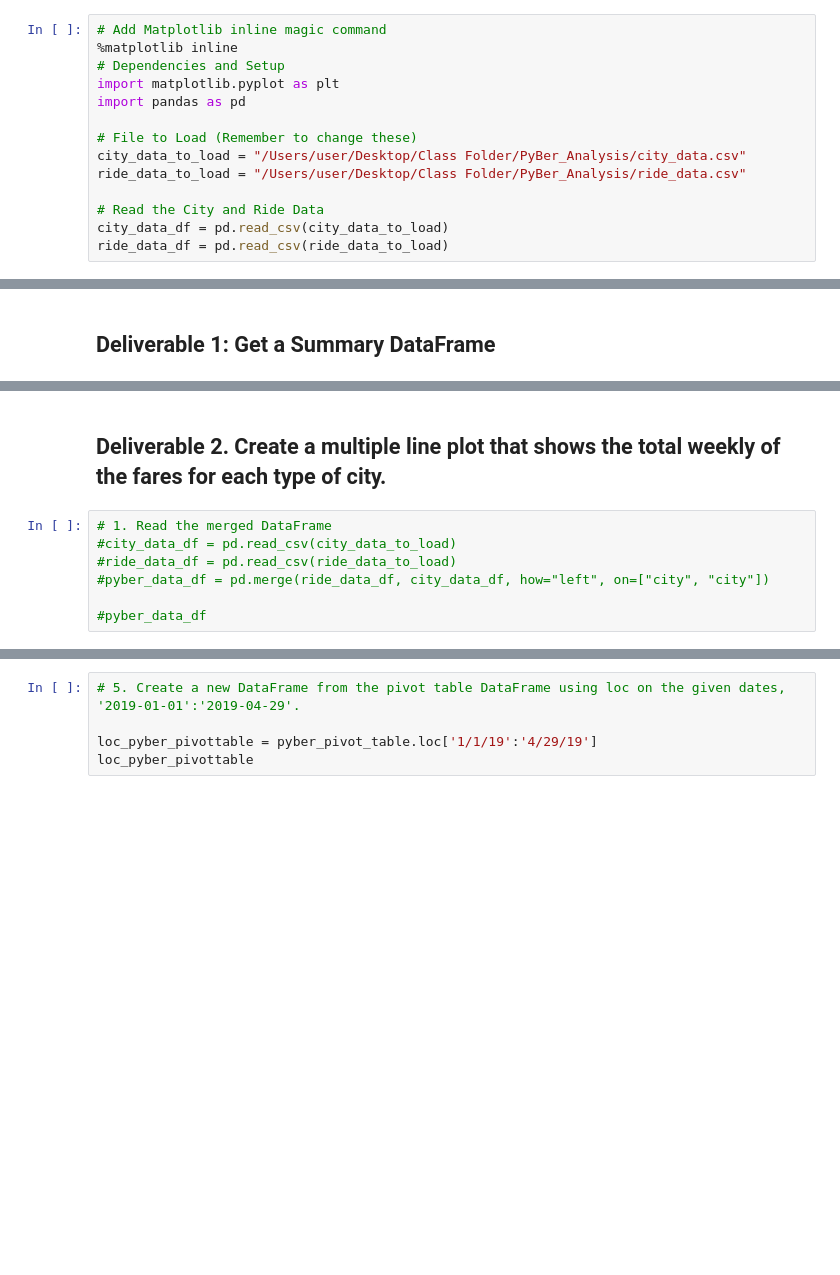
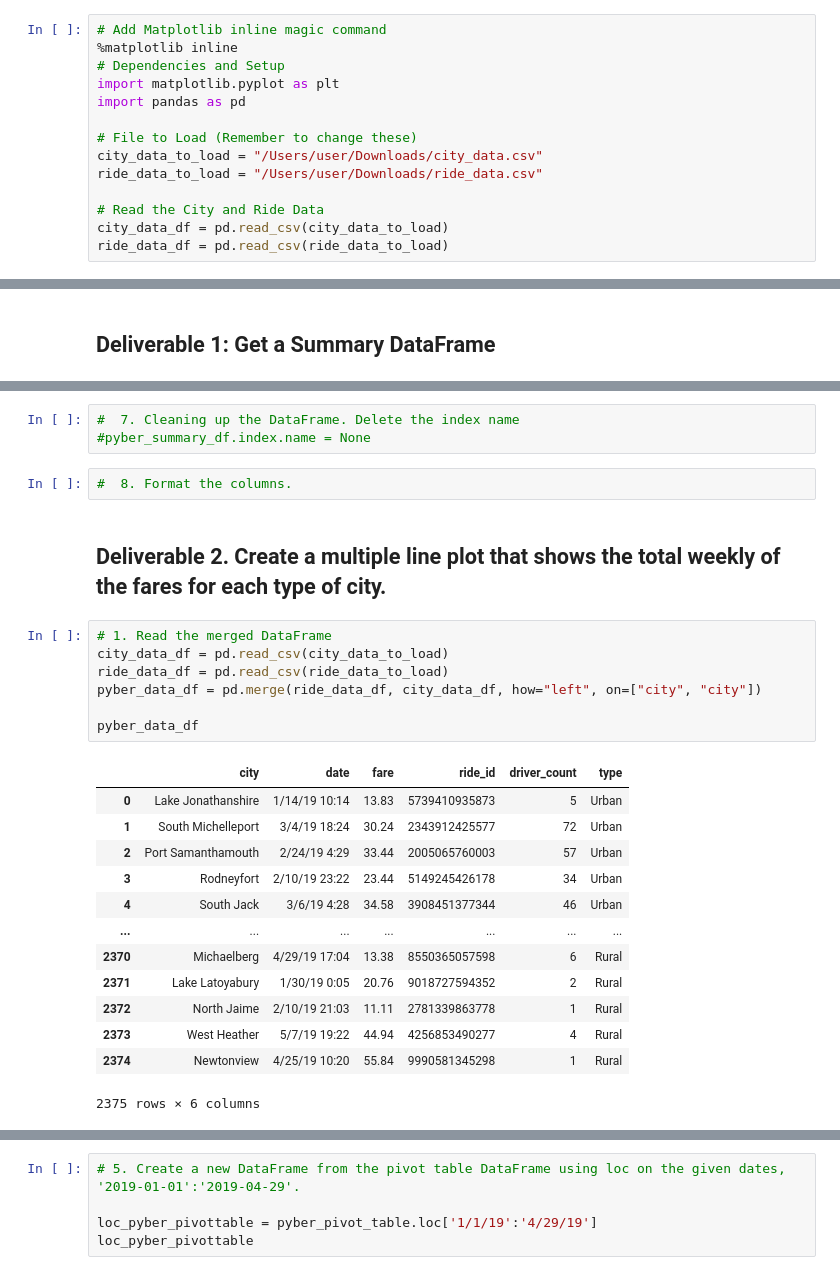
Before and after one commit to hillinhank/PyBer_Analysis, a Jupyter notebook: PyBer_Challenge.ipynb, the cells around one changed output, grey strips where cells are left out. Saved outputs shown, nothing was run; the diff lists cells and outputs as text; blank space fills up the shorter version.

```diff
--- a/PyBer_Challenge.ipynb
+++ b/PyBer_Challenge.ipynb
@@ -10,8 +10,8 @@ import matplotlib.pyplot as plt
 import pandas as pd
 
 # File to Load (Remember to change these)
-city_data_to_load = "/Users/user/Desktop/Class Folder/PyBer_Analysis/city_data.csv"
-ride_data_to_load = "/Users/user/Desktop/Class Folder/PyBer_Analysis/ride_data.csv"
+city_data_to_load = "/Users/user/Downloads/city_data.csv"
+ride_data_to_load = "/Users/user/Downloads/ride_data.csv"
 
 # Read the City and Ride Data
 city_data_df = pd.read_csv(city_data_to_load)
@@ -105,15 +106,34 @@ pyber_summary_df
 | Rural | 125 | 78 | $4,327.93 | $34.62 | $55.49 |
 | Suburban | 625 | 490 | $19,356.33 | $30.97 | $39.50 |
 | Urban | 1,625 | 2,405 | $39,854.38 | $24.53 | $16.57 |
+# %%
+#  7. Cleaning up the DataFrame. Delete the index name
+#pyber_summary_df.index.name = None
+# %%
+#  8. Format the columns.
 # %% [markdown]
 ## Deliverable 2.  Create a multiple line plot that shows the total weekly of the fares for each type of city.
 # %%
 # 1. Read the merged DataFrame
-#city_data_df = pd.read_csv(city_data_to_load)
-#ride_data_df = pd.read_csv(ride_data_to_load)
-#pyber_data_df = pd.merge(ride_data_df, city_data_df, how="left", on=["city", "city"])
+city_data_df = pd.read_csv(city_data_to_load)
+ride_data_df = pd.read_csv(ride_data_to_load)
+pyber_data_df = pd.merge(ride_data_df, city_data_df, how="left", on=["city", "city"])
 
-#pyber_data_df
+pyber_data_df
+# %% [output]
+|  | city | date | fare | ride_id | driver_count | type |
+| 0 | Lake Jonathanshire | 1/14/19 10:14 | 13.83 | 5739410935873 | 5 | Urban |
+| 1 | South Michelleport | 3/4/19 18:24 | 30.24 | 2343912425577 | 72 | Urban |
+| 2 | Port Samanthamouth | 2/24/19 4:29 | 33.44 | 2005065760003 | 57 | Urban |
+| 3 | Rodneyfort | 2/10/19 23:22 | 23.44 | 5149245426178 | 34 | Urban |
+| 4 | South Jack | 3/6/19 4:28 | 34.58 | 3908451377344 | 46 | Urban |
+| ... | ... | ... | ... | ... | ... | ... |
+| 2370 | Michaelberg | 4/29/19 17:04 | 13.38 | 8550365057598 | 6 | Rural |
+| 2371 | Lake Latoyabury | 1/30/19 0:05 | 20.76 | 9018727594352 | 2 | Rural |
+| 2372 | North Jaime | 2/10/19 21:03 | 11.11 | 2781339863778 | 1 | Rural |
+| 2373 | West Heather | 5/7/19 19:22 | 44.94 | 4256853490277 | 4 | Rural |
+| 2374 | Newtonview | 4/25/19 10:20 | 55.84 | 9990581345298 | 1 | Rural |
+2375 rows × 6 columns
 # %%
 # 2. Using groupby() to create a new DataFrame showing the sum of the fares
 #  for each date where the indices are the city type and date.
```
Also changed, not shown: parts of 11 cells of this notebook.
